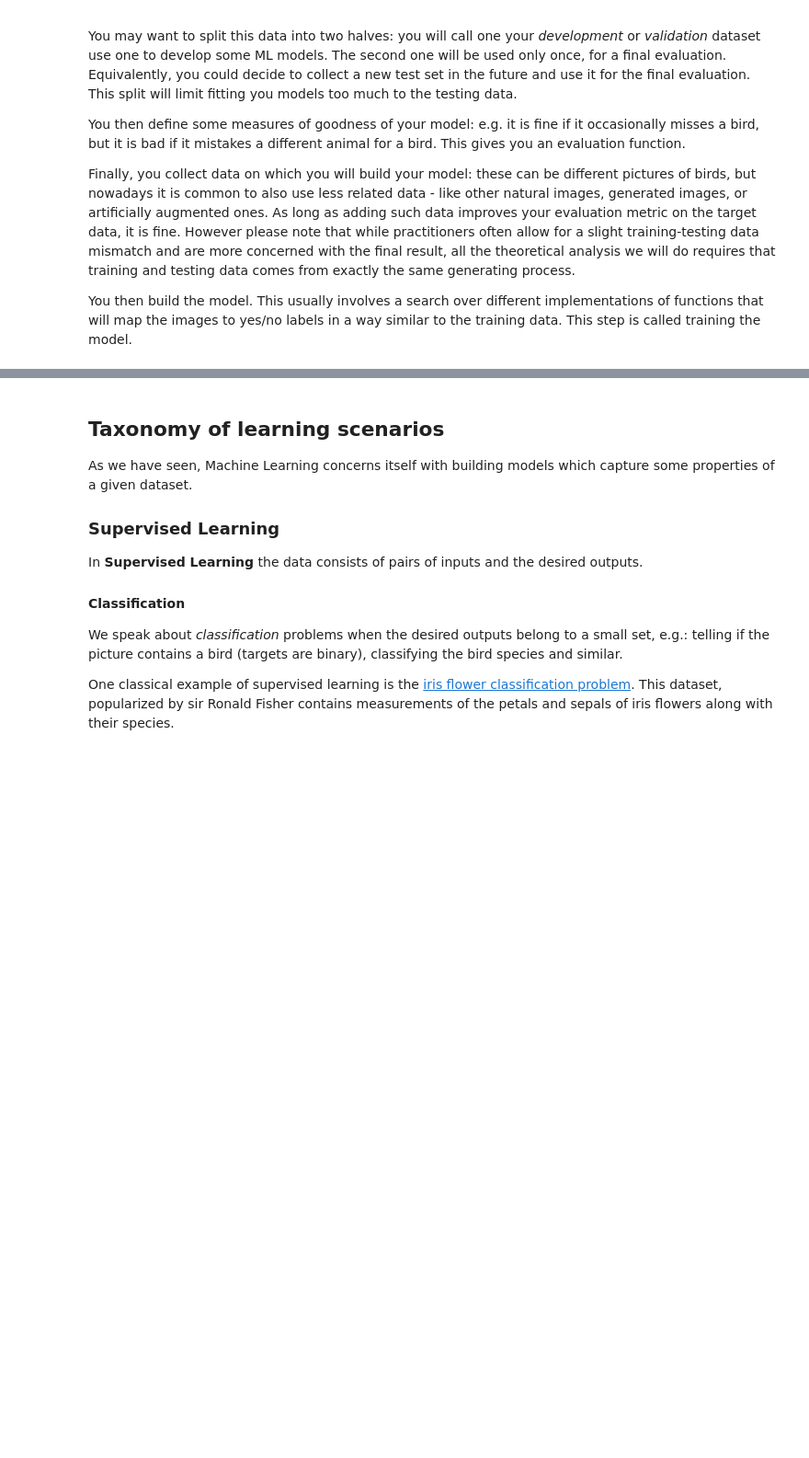
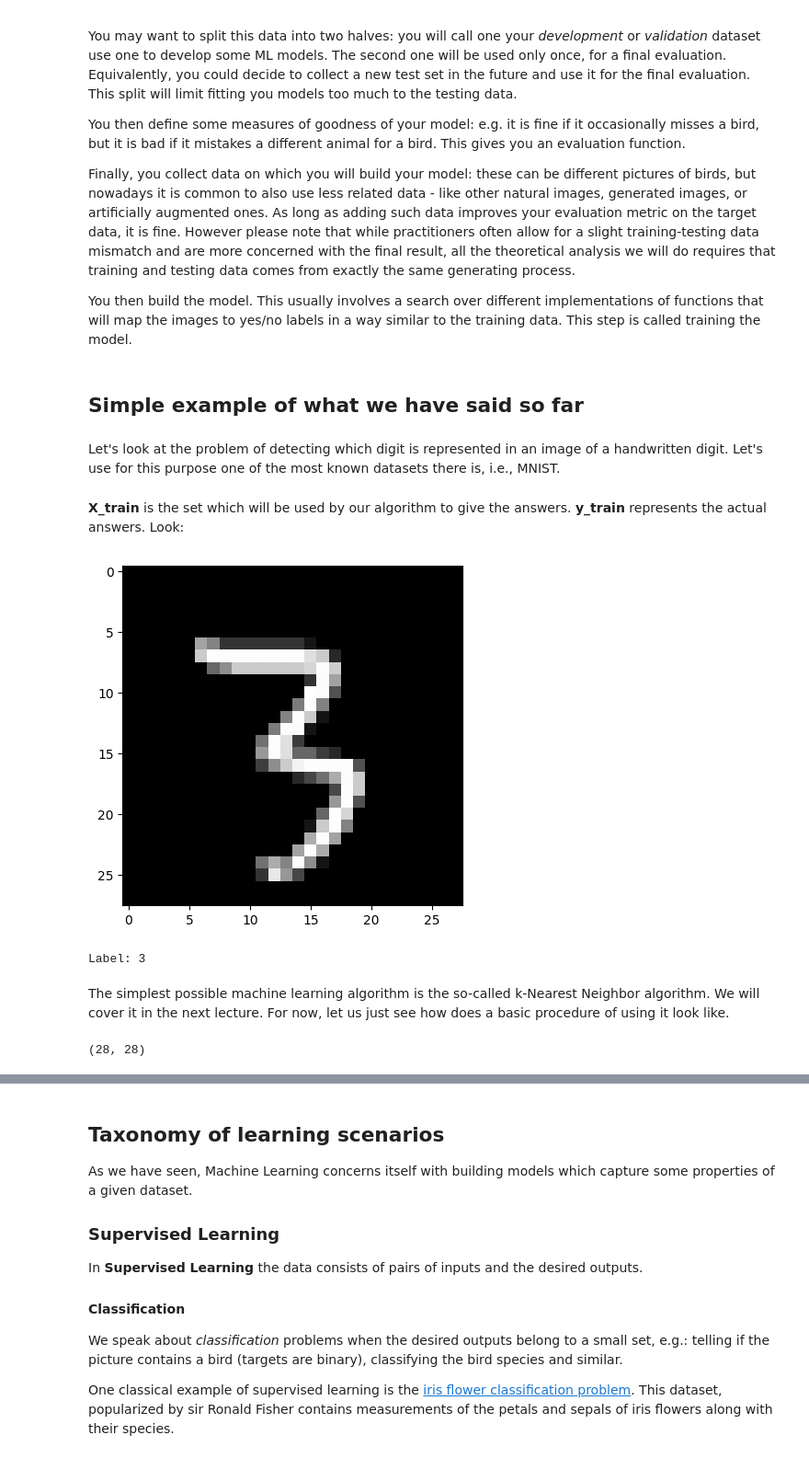
Before and after one commit to marekpiotradamczyk/ml_uwr_22, a Jupyter notebook: Lectures/01-notes.ipynb, the cells around one changed output, grey strips where cells are left out. Shown at 92% size. Cells and saved outputs as stored; diff of their text form; code cells hidden in the pictures; blank space fills up the shorter version.

Commit message:
added mnist to the first lecture

```diff
--- a/Lectures/01-notes.ipynb
+++ b/Lectures/01-notes.ipynb
@@ -122,3 +122,8 @@ You then define some measures of goodness of your model: e.g. it is fine if it o
 Finally, you collect data on which you will build your model: these can be different pictures of birds, but nowadays it is common to also use less related data - like other natural images, generated images, or artificially augmented ones. As long as adding such data improves your evaluation metric on the target data, it is fine. However please note that while practitioners often allow for a slight training-testing data mismatch and are more concerned with the final result, all the theoretical analysis we will do requires that training and testing data comes from exactly the same generating process.
 
 You then build the model. This usually involves a search over different implementations of functions that will map the images to yes/no labels in a way similar to the training data. This step is called training the model.
+# %% [markdown]
+## Simple example of what we have said so far
+# %% [markdown]
+Let's look at the problem of detecting which digit is represented in an image of a handwritten digit.
+Let's use for this purpose one of the most known datasets there is, i.e., MNIST.
@@ -124,0 +135,25 @@ You then build the model. This usually involves a search over different implemen
+# %%
+import numpy as np
+with np.load('mnist.npz') as data:
+    X_train = data['train_data'][:5000]
+    y_train = data['train_labels'][:5000]
+    X_test = data['train_data'][5000:6000]
+    y_test = data['train_labels'][5000:6000]
+# %% [markdown]
+**X_train** is the set which will be used by our algorithm to give the answers. **y_train** represents the actual answers. Look:
+# %%
+import matplotlib.pyplot as plt
+fig = plt.figure
+plt.imshow(X_train[44], cmap='gray')
+plt.show()
+#and the according label is
+print("Label:", y_train[44])
+# %% [output]
+[figure, added]
+Label: 3
+# %% [markdown]
+The simplest possible machine learning algorithm is the so-called k-Nearest Neighbor algorithm. We will cover it in the next lecture. For now, let us just see how does a basic procedure of using it look like.
+# %%
+X_train[0].shape
+# %% [output]
+(28, 28)
```
Also changed, not shown: parts of 19 cells of this notebook.
